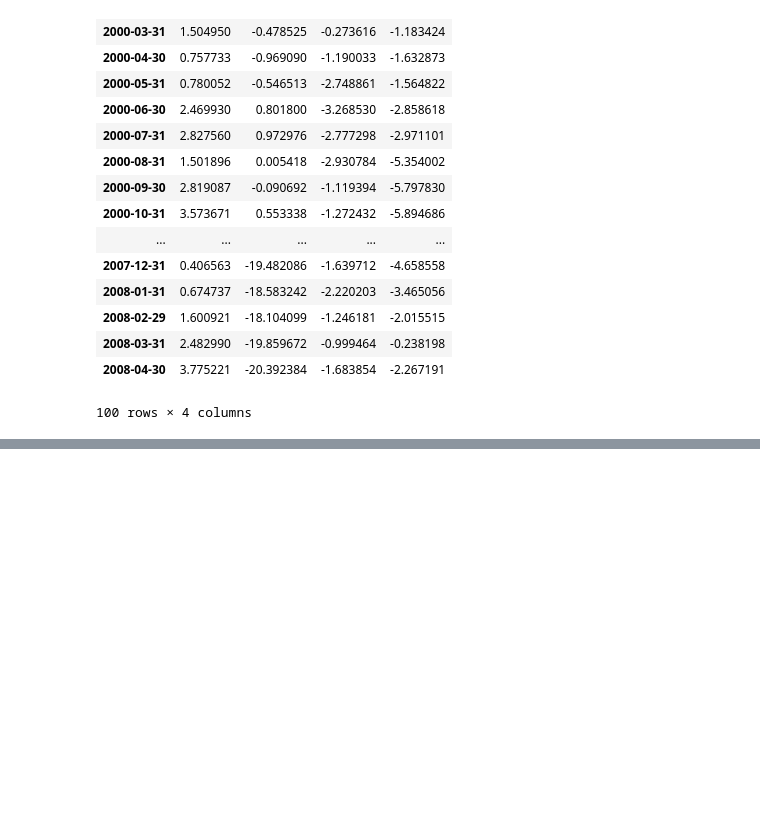
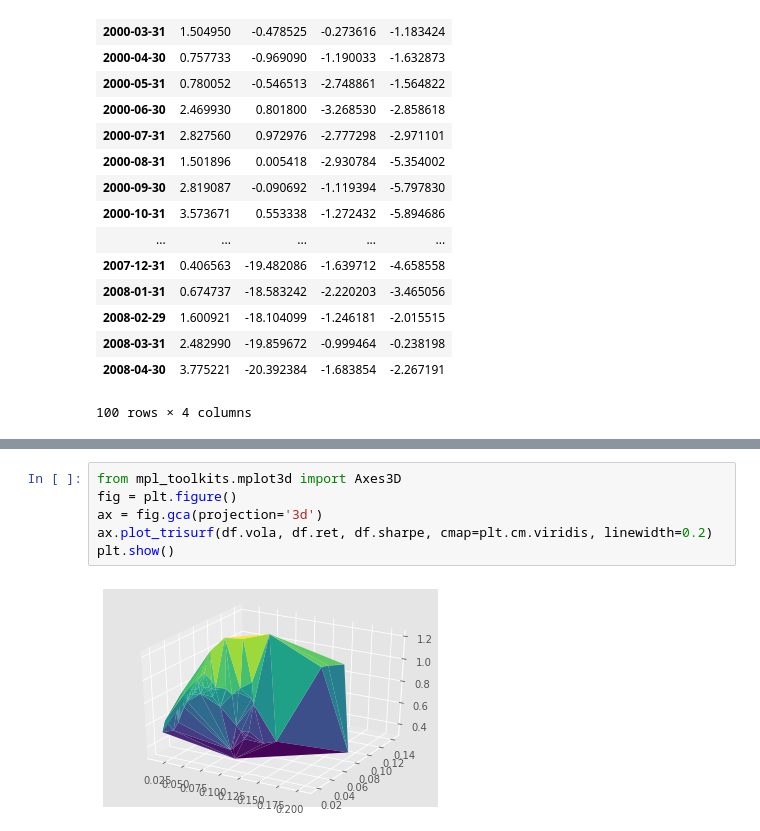
Before and after one commit to zniffur/mytrading, a Jupyter notebook: Untitled.ipynb, the cells around one changed output, grey strips where cells are left out. Cells and saved outputs as stored; diff of their text form; blank space fills up the shorter version.

```diff
--- a/Untitled.ipynb
+++ b/Untitled.ipynb
@@ -139,0 +168,8 @@ wide_df
+# %%
+from mpl_toolkits.mplot3d import Axes3D
+fig = plt.figure()
+ax = fig.gca(projection='3d')
+ax.plot_trisurf(df.vola, df.ret, df.sharpe, cmap=plt.cm.viridis, linewidth=0.2)
+plt.show()
+# %% [output]
+[figure, added]
```
Also changed, not shown: parts of 7 cells of this notebook, 9 other files.
